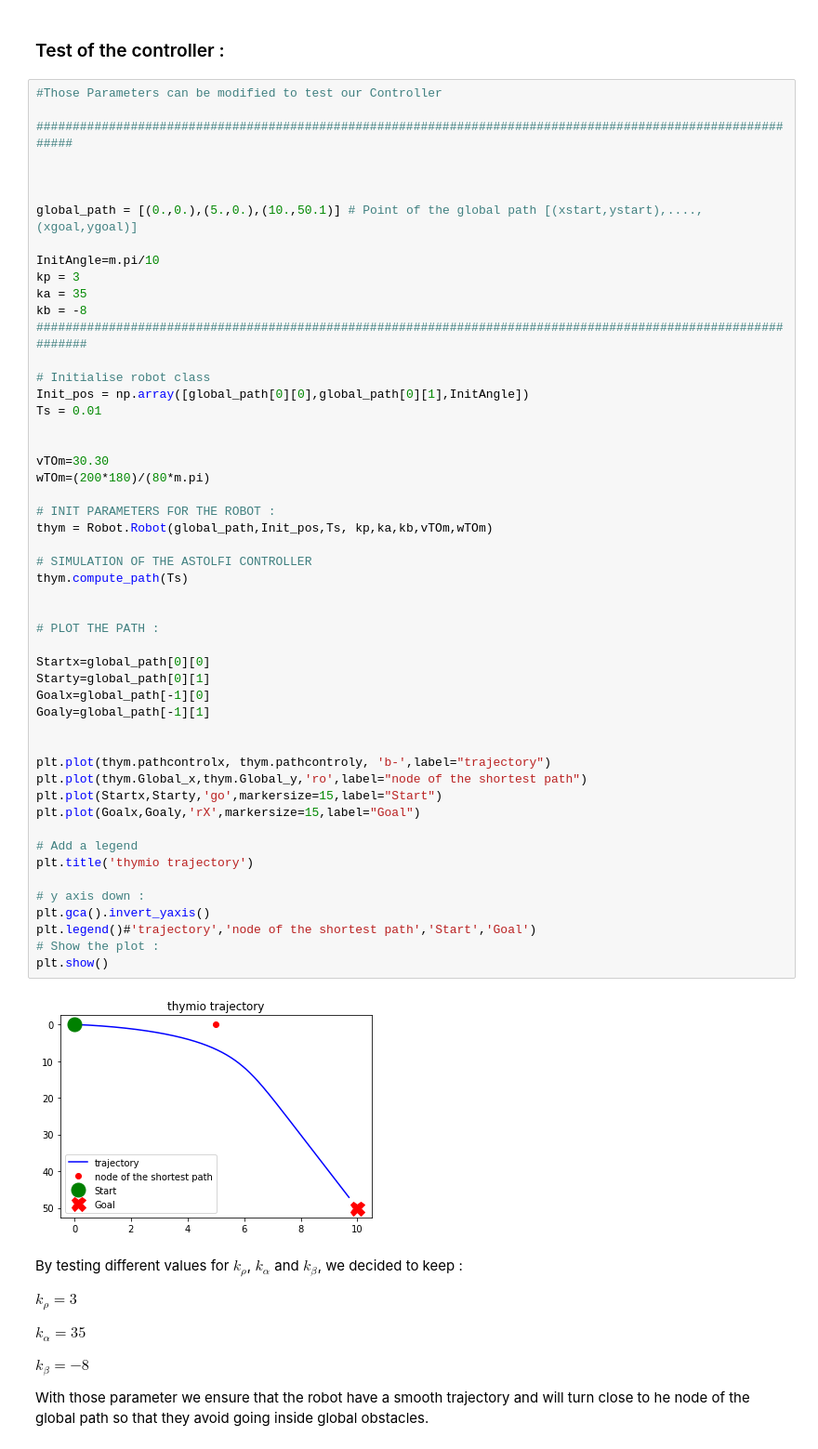
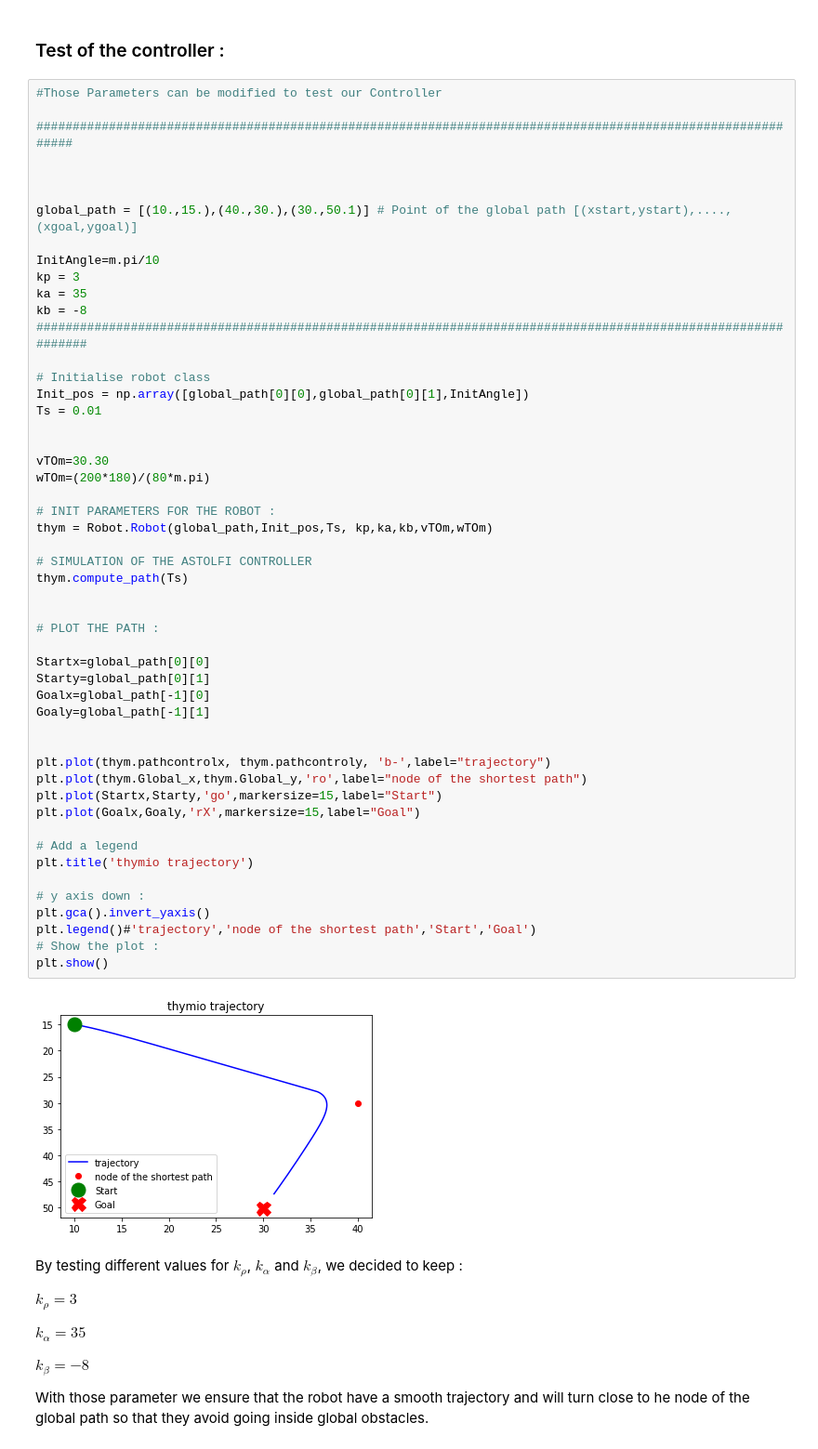
Before and after one commit to Fllask/Mobile_Robotics, a Jupyter notebook: ROBOT.ipynb, the cells around one changed output. Shown at 93% size. Drawn from its saved outputs; the diff is of its cells as text.

```diff
--- a/ROBOT.ipynb
+++ b/ROBOT.ipynb
@@ -86,7 +90,7 @@ A function in the module class Robot have been created to simulate the trajector
 
 
 
-global_path = [(0.,0.),(5.,0.),(10.,50.1)] # Point of the global path [(xstart,ystart),....,(xgoal,ygoal)]
+global_path = [(10.,15.),(40.,30.),(30.,50.1)] # Point of the global path [(xstart,ystart),....,(xgoal,ygoal)]
 
 InitAngle=m.pi/10
 kp = 3
@@ -104,34 +108,34 @@ wTOm=(200*180)/(80*m.pi)
 
 # INIT PARAMETERS FOR THE ROBOT :
 thym = Robot.Robot(global_path,Init_pos,Ts, kp,ka,kb,vTOm,wTOm)
 
 # SIMULATION OF THE ASTOLFI CONTROLLER
 thym.compute_path(Ts)
 
 
 # PLOT THE PATH :
 
 Startx=global_path[0][0]
 Starty=global_path[0][1]
 Goalx=global_path[-1][0]
 Goaly=global_path[-1][1]
 
 
 plt.plot(thym.pathcontrolx, thym.pathcontroly, 'b-',label="trajectory")
 plt.plot(thym.Global_x,thym.Global_y,'ro',label="node of the shortest path")
 plt.plot(Startx,Starty,'go',markersize=15,label="Start")
 plt.plot(Goalx,Goaly,'rX',markersize=15,label="Goal")
 
 # Add a legend
 plt.title('thymio trajectory')
 
 # y axis down :
 plt.gca().invert_yaxis()
 plt.legend()#'trajectory','node of the shortest path','Start','Goal')
 # Show the plot :
 plt.show()
 # %% [output]
-[figure, old version]
+[figure, new version]
 # %% [markdown]
 By testing different values for $k_{\rho}$, $k_{\alpha}$ and $k_{\beta}$, we decided to keep :
 
```
Also changed, not shown: parts of 15 cells of this notebook.
